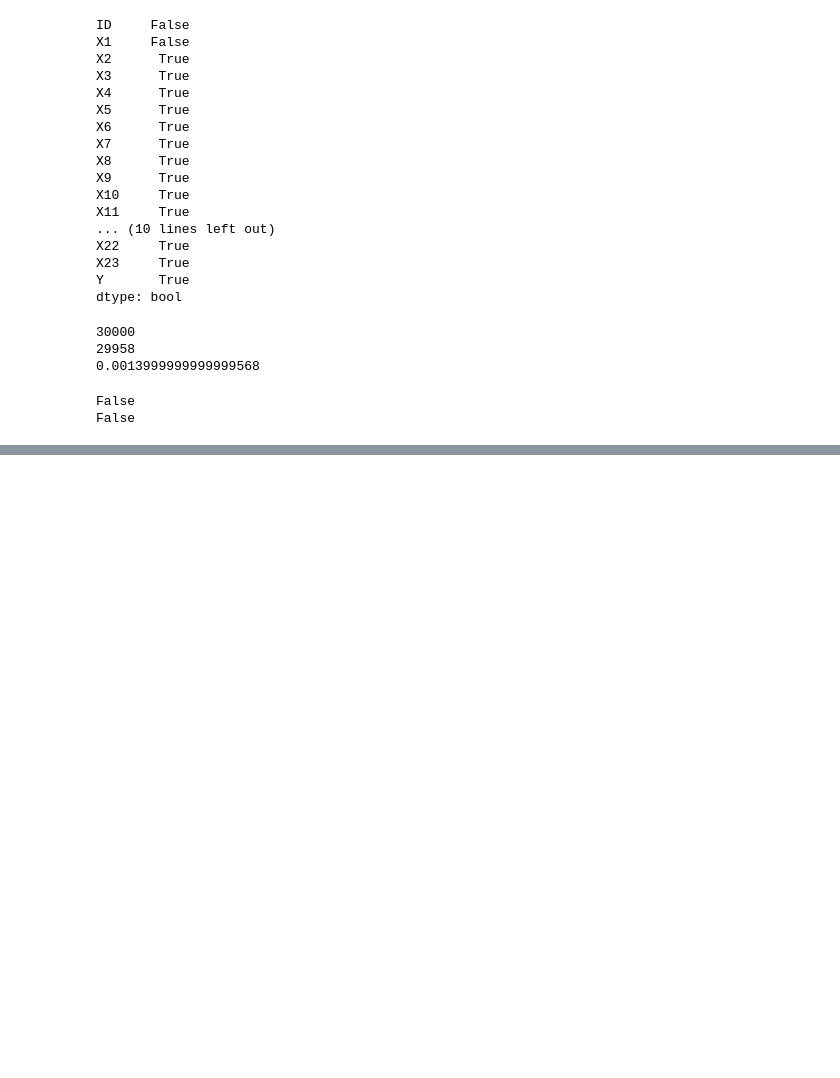
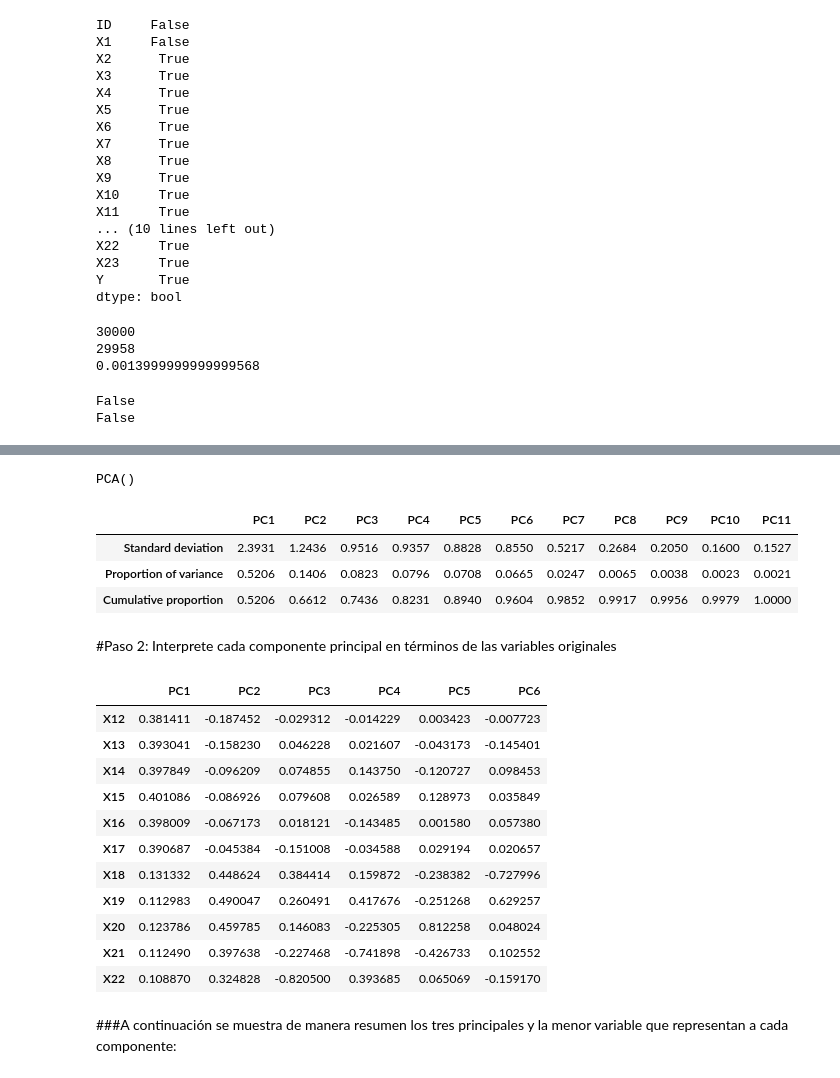
Before and after one commit to PosgradoMNA/actividades-del-projecto-equipo_67, a Jupyter notebook: Semana4/Actividad_Semanal_4.ipynb, the cells around one changed output, grey strips where cells are left out. Drawn from its saved outputs; the diff is of its cells as text; code cells hidden in the pictures; blank space fills up the shorter version.

```diff
--- a/Semana4/Actividad_Semanal_4.ipynb
+++ b/Semana4/Actividad_Semanal_4.ipynb
@@ -103,0 +165,24 @@ False
+# %%
+## Vemos que hay múltiples variables que están muy correlacionadas positivamente que nos da un inicio de variables que pueden generar duplicidad de la información
+
+## para obtener un data mas normalizada aplicamos las funcionalidades de la librería PCA y Scale de skarlearn
+
+pcs = PCA()
+pcs.fit(preprocessing.scale(df_analisis.dropna(axis=0)))
+# %% [output]
+PCA()
+# %%
+
+pcsSummary_df = pd.DataFrame({'Standard deviation': np.sqrt(pcs.explained_variance_),
+                             'Proportion of variance': pcs.explained_variance_ratio_,
+                             'Cumulative proportion': np.cumsum(pcs.explained_variance_ratio_)
+                             })
+
+pcsSummary_df = pcsSummary_df.transpose()
+pcsSummary_df.columns = ['PC{}'.format(i) for i in range(1, len(pcsSummary_df.columns) + 1)]
+pcsSummary_df.round(4)
+# %% [output]
+|  | PC1 | PC2 | PC3 | PC4 | PC5 | PC6 | PC7 | PC8 | PC9 | PC10 | PC11 |
+| Standard deviation | 2.3931 | 1.2436 | 0.9516 | 0.9357 | 0.8828 | 0.8550 | 0.5217 | 0.2684 | 0.2050 | 0.1600 | 0.1527 |
+| Proportion of variance | 0.5206 | 0.1406 | 0.0823 | 0.0796 | 0.0708 | 0.0665 | 0.0247 | 0.0065 | 0.0038 | 0.0023 | 0.0021 |
+| Cumulative proportion | 0.5206 | 0.6612 | 0.7436 | 0.8231 | 0.8940 | 0.9604 | 0.9852 | 0.9917 | 0.9956 | 0.9979 | 1.0000 |
@@ -103,0 +191,26 @@ False
+# %% [markdown]
+#Paso 2: Interprete cada componente principal en términos de las variables originales
+# %%
+pcsComponents_df = pd.DataFrame(pcs.components_.transpose(),
+                                columns=pcsSummary_df.columns,
+                                index=df_analisis.columns
+                                )
+
+
+pcsComponents_df.iloc[:,:6]  # a partir de los datos nos permite ver cuales variables correspondes
+# a los componentes seleccionados, para ellos entre un mayor valor absoluto, la variable representa más al componente
+# %% [output]
+|  | PC1 | PC2 | PC3 | PC4 | PC5 | PC6 |
+| X12 | 0.381411 | -0.187452 | -0.029312 | -0.014229 | 0.003423 | -0.007723 |
+| X13 | 0.393041 | -0.158230 | 0.046228 | 0.021607 | -0.043173 | -0.145401 |
+| X14 | 0.397849 | -0.096209 | 0.074855 | 0.143750 | -0.120727 | 0.098453 |
+| X15 | 0.401086 | -0.086926 | 0.079608 | 0.026589 | 0.128973 | 0.035849 |
+| X16 | 0.398009 | -0.067173 | 0.018121 | -0.143485 | 0.001580 | 0.057380 |
+| X17 | 0.390687 | -0.045384 | -0.151008 | -0.034588 | 0.029194 | 0.020657 |
+| X18 | 0.131332 | 0.448624 | 0.384414 | 0.159872 | -0.238382 | -0.727996 |
+| X19 | 0.112983 | 0.490047 | 0.260491 | 0.417676 | -0.251268 | 0.629257 |
+| X20 | 0.123786 | 0.459785 | 0.146083 | -0.225305 | 0.812258 | 0.048024 |
+| X21 | 0.112490 | 0.397638 | -0.227468 | -0.741898 | -0.426733 | 0.102552 |
+| X22 | 0.108870 | 0.324828 | -0.820500 | 0.393685 | 0.065069 | -0.159170 |
+# %% [markdown]
+###A continuación se muestra de manera resumen los tres principales y la menor variable que representan a cada componente:
```
Also changed, not shown: parts of 17 cells of this notebook.
